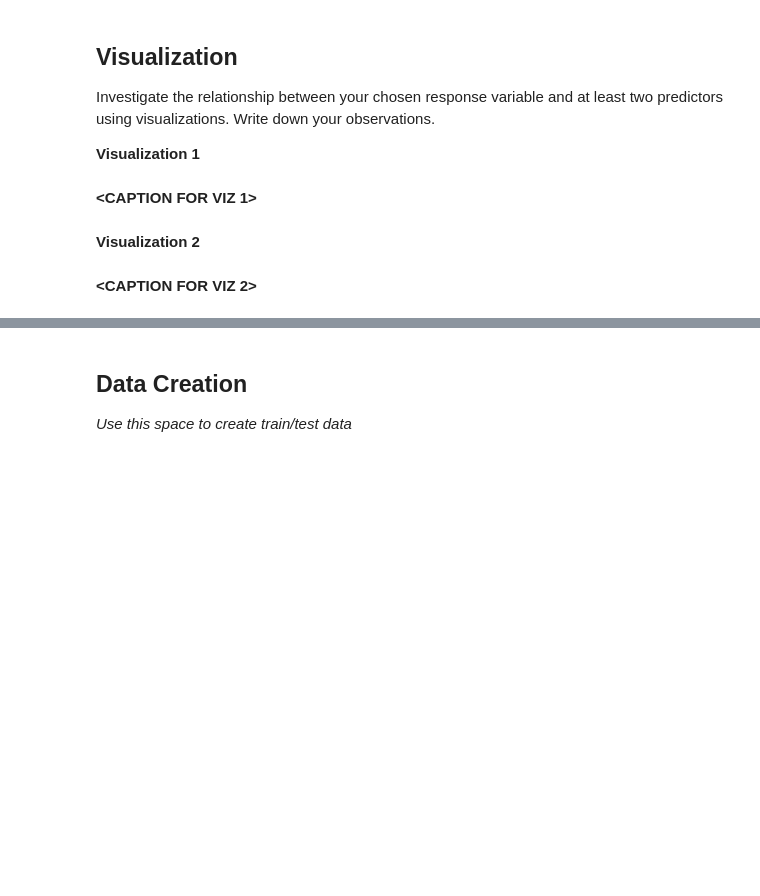
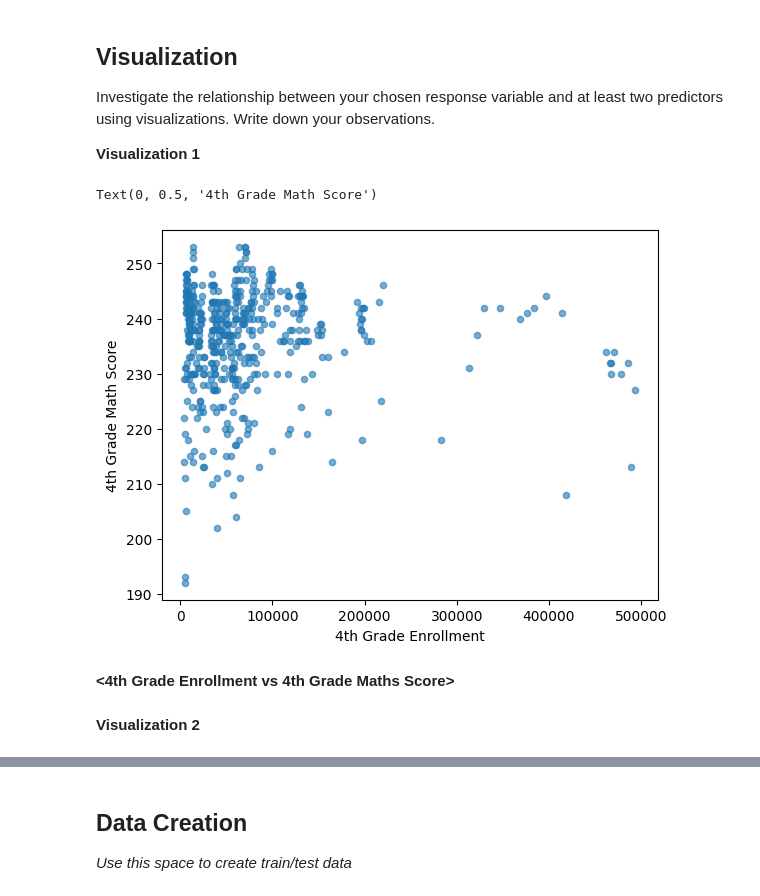
Before and after one commit to cheerfulconnor78/MDST_Intro, a Jupyter notebook: tutorial1/checkpoint1.ipynb, the cells around one changed output, grey strips where cells are left out. Drawn from its saved outputs; the diff is of its cells as text; code cells hidden in the pictures; blank space fills up the shorter version.

```diff
--- a/tutorial1/checkpoint1.ipynb
+++ b/tutorial1/checkpoint1.ipynb
@@ -72,4 +72,4 @@ df.rename({
     },
     axis=1,inplace=True)
 
-df.
+df.dropna(subset = ['AVG_MATH_4_SCORE'], inplace =True)
@@ -169,0 +160,3 @@ Feature engineering justification: **<BRIEFLY DESCRIBE WHY YOU MADE THE CHANGES
+# %%
+df['AVG_GENEREAL_4_SCORE'] = df['AVG_MATH_4_SCORE'] + df['AVG_READING_4_SCORE']
+df
@@ -173,9 +182,14 @@ Feature engineering justification: **<BRIEFLY DESCRIBE WHY YOU MADE THE CHANGES
 Investigate the relationship between your chosen response variable and at least two predictors using visualizations. Write down your observations.
 
 **Visualization 1**
-# %% [markdown]
-**<CAPTION FOR VIZ 1>**
+# %%
+df.plot.scatter(x='ENROLL_4', y='AVG_MATH_4_SCORE', alpha=0.6)
+plt.xlabel('4th Grade Enrollment')
+plt.ylabel('4th Grade Math Score')
+# %% [output]
+Text(0, 0.5, '4th Grade Math Score')
+[figure, added]
+# %% [markdown]
+**<4th Grade Enrollment vs 4th Grade Maths Score>**
 # %% [markdown]
 **Visualization 2**
-# %% [markdown]
-**<CAPTION FOR VIZ 2>**
```
Also changed, not shown: parts of 22 cells of this notebook, 1 other file.
